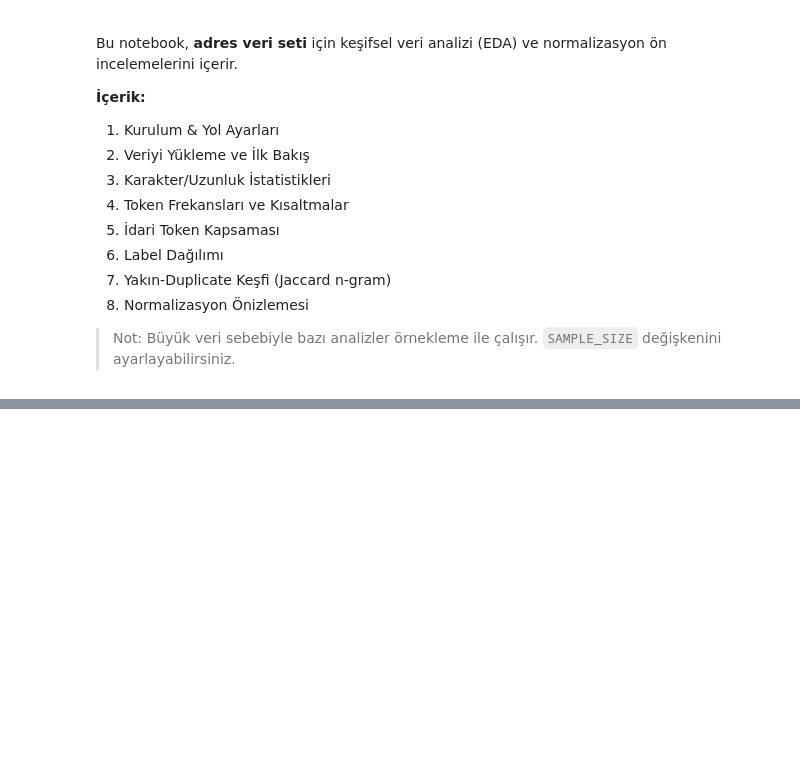
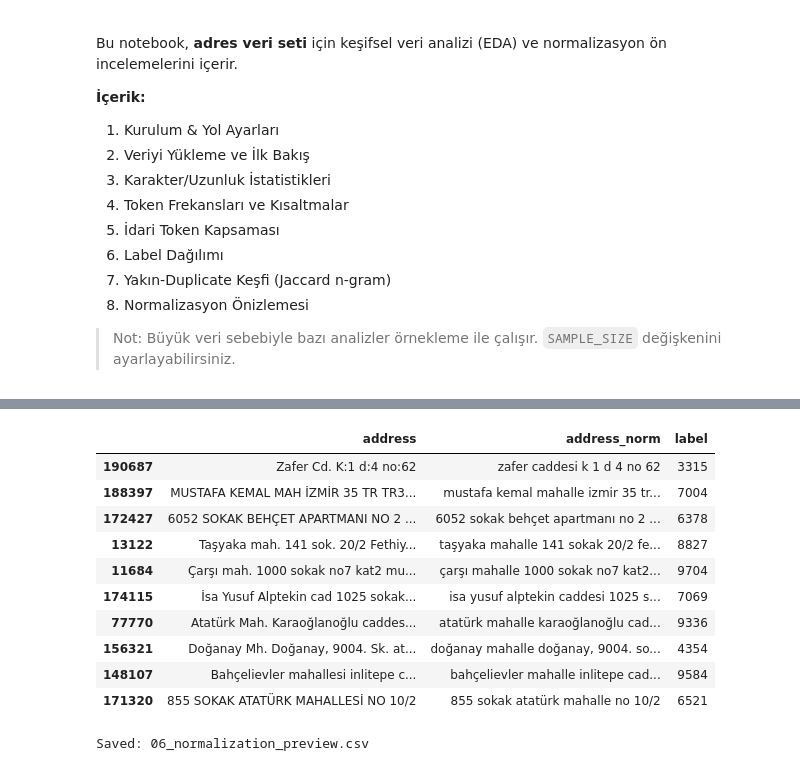
Before and after one commit to irem-kaya/Address-Parsing, a Jupyter notebook: notebooks/address_eda.ipynb, the cells around one changed output, grey strips where cells are left out. Saved outputs shown, nothing was run; the diff lists cells and outputs as text; code cells hidden in the pictures; blank space fills up the shorter version.

```diff
--- a/notebooks/address_eda.ipynb
+++ b/notebooks/address_eda.ipynb
@@ -177,7 +260,56 @@ print("Saved: 05_near_duplicates_samples.csv")
 # %%
-# 8) Normalizasyon Önizlemesi
-preview = df.sample(200, random_state=7).copy()
-preview["address_norm"] = preview["address"].astype(str).apply(normalize_address)
+# 8) Normalizasyon Fonksiyonu (inline) + Önizleme
+import unicodedata
+
+RE_WS2 = re.compile(r"\s+")
+RE_PUNCT_SAFE2 = re.compile(r"[^\w\sçğıöşüÇĞİÖŞÜ/.,-]")
+RE_MULTI_PUNCT2 = re.compile(r"[.,/-]{2,}")
+RE_NUM_GAP2 = re.compile(r"(?<=\d)\s+(?=\d)")
+RE_NO_COLON2 = re.compile(r"\bno\s*[:=]\s*", re.IGNORECASE)
+
+ABBREV2 = {
+    "mah.": "mahalle","mh.":"mahalle","mah":"mahalle","mahallesi":"mahalle",
+    "cad.":"caddesi","cd.":"caddesi","cad":"caddesi","caddesi":"caddesi","cadd.":"caddesi",
+    "sk.":"sokak","sok.":"sokak","sk":"sokak","sok":"sokak","sokağı":"sokak","sokaği":"sokak",
+    "blv.":"bulvarı","blv":"bulvarı","bulv.":"bulvarı","bulv":"bulvarı","bulvari":"bulvarı","bulvar":"bulvarı",
+    "no.":"no","no":"no","kat.":"kat","daire":"daire","dr.":"doktor"
+}
+
+def tr_lower2(s: str) -> str:
+    return s.replace("I","ı").replace("İ","i").lower()
+
+def normalize_address_inline(s: str) -> str:
+    if not isinstance(s, str):
+        s = str(s)
+    s = unicodedata.normalize("NFKC", s)
+    s = tr_lower2(s)
+    s = RE_PUNCT_SAFE2.sub(" ", s)
+    s = RE_NO_COLON2.sub("no ", s)
+    s = RE_MULTI_PUNCT2.sub(lambda m: m.group(0)[0], s)
+    s = RE_WS2.sub(" ", s).strip()
+    s = RE_NUM_GAP2.sub("", s)
+    toks = s.split()
+    out = []
+    for t in toks:
+        key = t.strip(".")
+        out.append(ABBREV2.get(t, ABBREV2.get(key, t)))
+    return " ".join(out)
+
+preview = df.sample(min(200, len(df)), random_state=7).copy()
+preview["address_norm"] = preview["address"].astype(str).apply(normalize_address_inline)
 display(preview.head(10)[["address","address_norm","label"]])
-preview.to_csv(os.path.join(OUTPUT_DIR, "06_normalization_preview.csv"), index=False)
+preview.to_csv(f"{OUTPUT_DIR}/06_normalization_preview.csv", index=False)
 print("Saved: 06_normalization_preview.csv")
+# %% [output]
+|  | address | address_norm | label |
+| 190687 | Zafer Cd. K:1 d:4 no:62 | zafer caddesi k 1 d 4 no 62 | 3315 |
+| 188397 | MUSTAFA KEMAL MAH İZMİR 35 TR TR3... | mustafa kemal mahalle izmir 35 tr... | 7004 |
+| 172427 | 6052 SOKAK BEHÇET APARTMANI NO 2 ... | 6052 sokak behçet apartmanı no 2 ... | 6378 |
+| 13122 | Taşyaka mah. 141 sok. 20/2 Fethiy... | taşyaka mahalle 141 sokak 20/2 fe... | 8827 |
+| 11684 | Çarşı mah. 1000 sokak no7 kat2 mu... | çarşı mahalle 1000 sokak no7 kat2... | 9704 |
+| 174115 | İsa Yusuf Alptekin cad 1025 sokak... | isa yusuf alptekin caddesi 1025 s... | 7069 |
+| 77770 | Atatürk Mah. Karaoğlanoğlu caddes... | atatürk mahalle karaoğlanoğlu cad... | 9336 |
+| 156321 | Doğanay Mh. Doğanay, 9004. Sk. at... | doğanay mahalle doğanay, 9004. so... | 4354 |
+| 148107 | Bahçelievler mahallesi inlitepe c... | bahçelievler mahalle inlitepe cad... | 9584 |
+| 171320 | 855 SOKAK ATATÜRK MAHALLESİ NO 10/2 | 855 sokak atatürk mahalle no 10/2 | 6521 |
+Saved: 06_normalization_preview.csv
```
Also changed, not shown: parts of 7 cells of this notebook, 21 other files.
